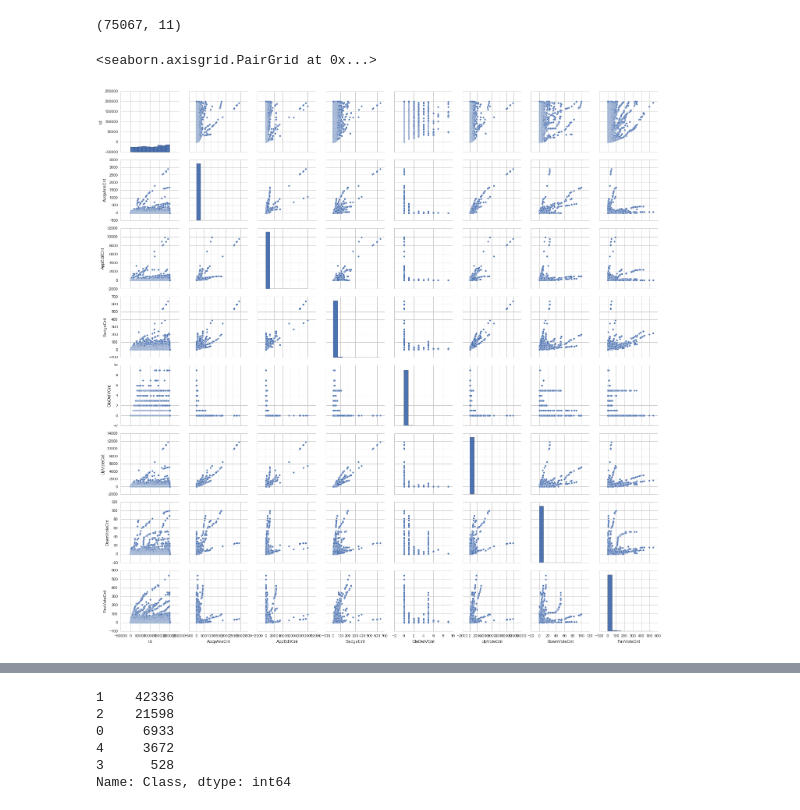
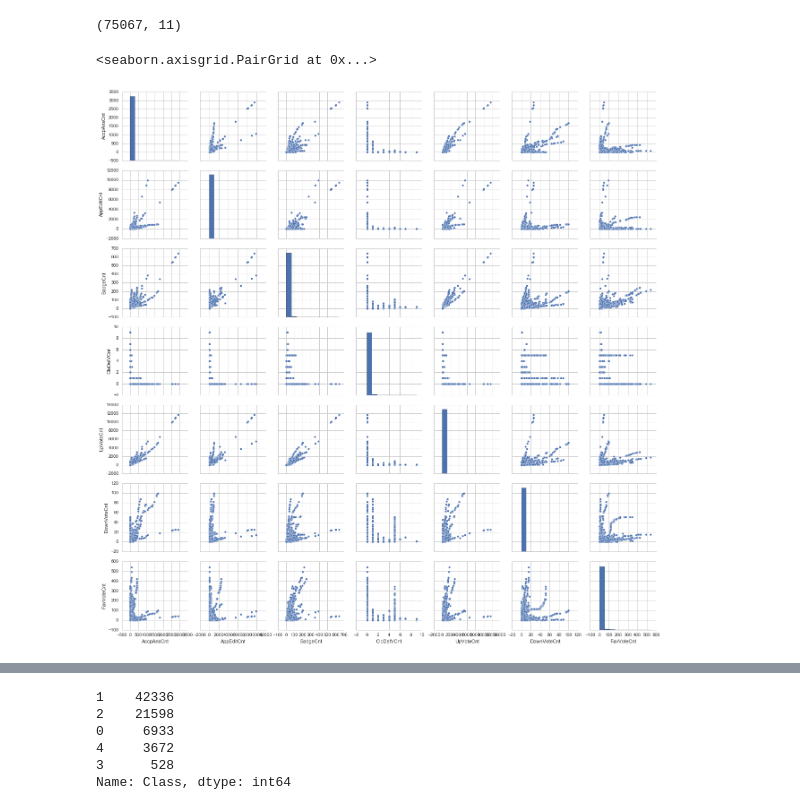
Before and after one commit to jpzhangvincent/StackOverflow-MLproject, a Jupyter notebook: PostQualityPrediction/Prediction.ipynb, the cells around one changed output, grey strips where cells are left out. Drawn from its saved outputs; the diff is of its cells as text; code cells hidden in the pictures.

```diff
--- a/PostQualityPrediction/Prediction.ipynb
+++ b/PostQualityPrediction/Prediction.ipynb
@@ -106,10 +102,10 @@ PM.shape
 predictors_PM = [x for x in PM.columns if x not in ['CreationDate','OwnerUserId','Score']]
 target = 'Score'
 # %%
-sns.pairplot(PM[predictors_PM])
+sns.pairplot(PM[predictors_PM].drop('Id',1))
 # %% [output]
 <seaborn.axisgrid.PairGrid at 0x...>
-[figure, old version]
+[figure, new version]
 # %%
 dfs = [SOM[predictors_SOM],RM[predictors_RM],PM[predictors_PM],PM[['Id','Score']]]
 data_SOQ = reduce(lambda left,right: pd.merge(left,right,on='Id'), dfs)
```
Also changed, not shown: parts of 40 cells of this notebook.
